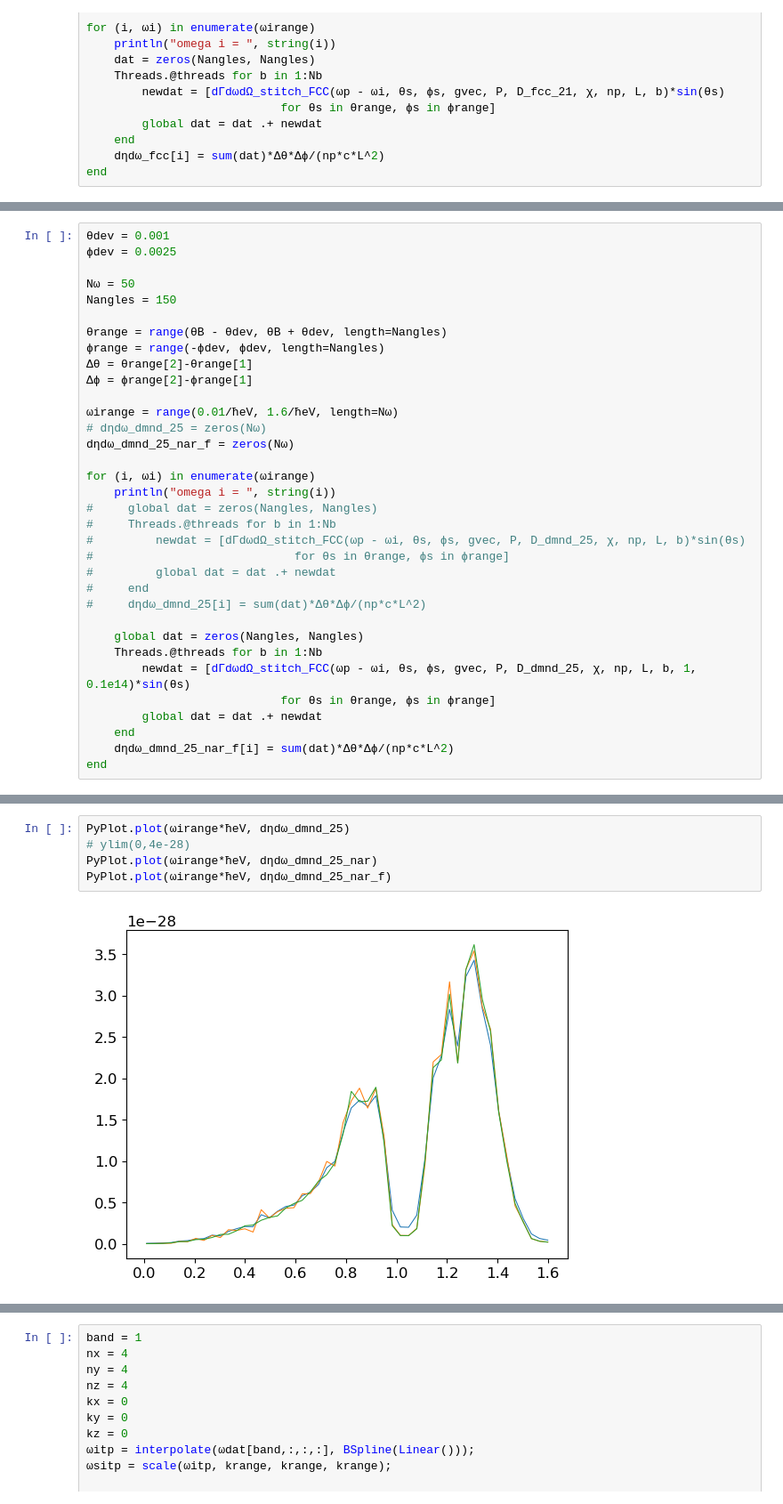
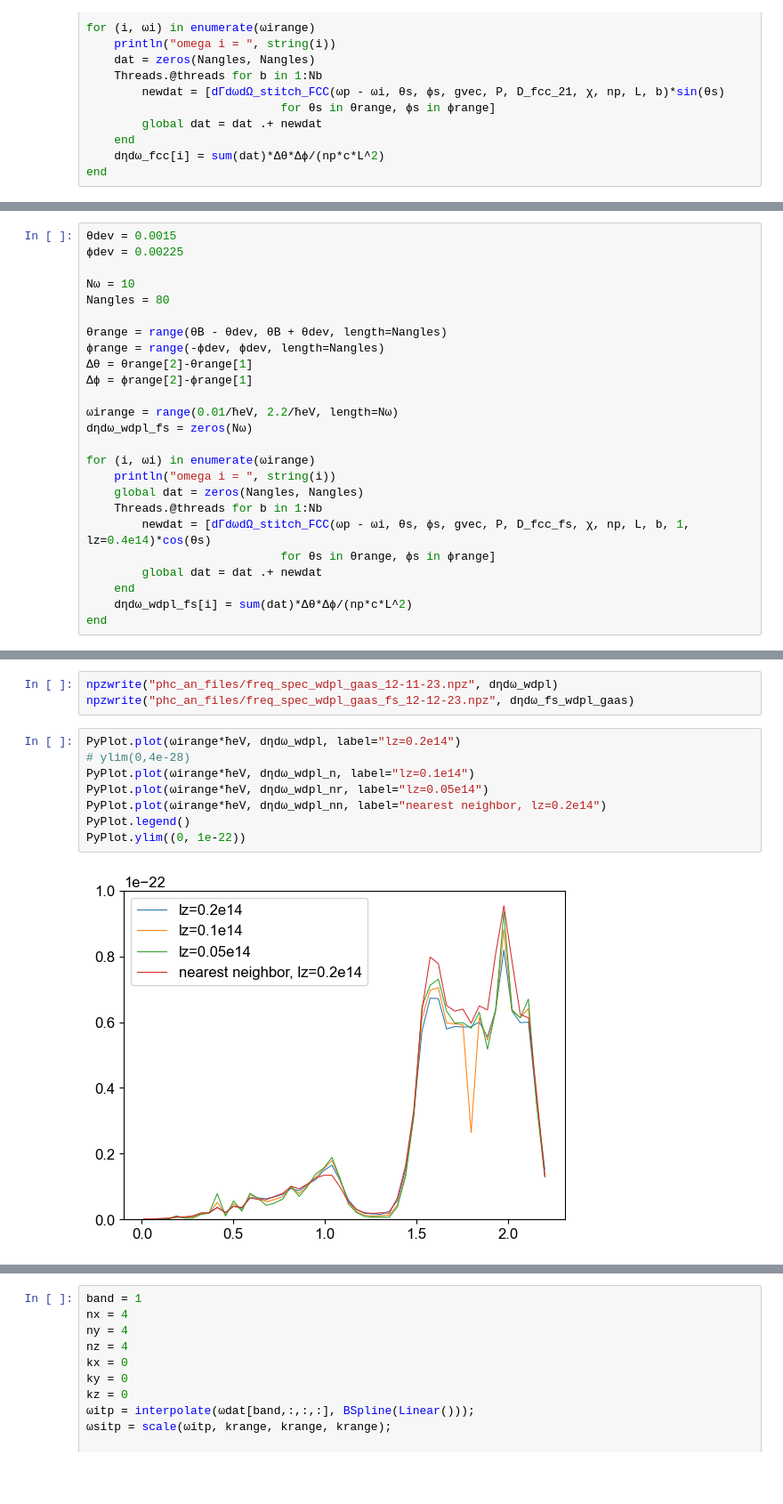
Before and after one commit to 16elinas/xopdc, a Jupyter notebook: Xray_3dphc_analysis.ipynb, the cells around one changed output, grey strips where cells are left out. Shown at 89% size. Cells and saved outputs as stored; diff of their text form; blank space fills up the shorter version.

```diff
--- a/Xray_3dphc_analysis.ipynb
+++ b/Xray_3dphc_analysis.ipynb
@@ -947,36 +1280,27 @@ end
 # %%
-θdev = 0.001
-ϕdev = 0.0025
+θdev = 0.0015
+ϕdev = 0.00225
 
-Nω = 50
-Nangles = 150
+Nω = 10
+Nangles = 80
 
 θrange = range(θB - θdev, θB + θdev, length=Nangles)
 ϕrange = range(-ϕdev, ϕdev, length=Nangles)
 Δθ = θrange[2]-θrange[1]
 Δϕ = ϕrange[2]-ϕrange[1]
 
-ωirange = range(0.01/ħeV, 1.6/ħeV, length=Nω)
-# dηdω_dmnd_25 = zeros(Nω)
-dηdω_dmnd_25_nar_f = zeros(Nω)
+ωirange = range(0.01/ħeV, 2.2/ħeV, length=Nω)
+dηdω_wdpl_fs = zeros(Nω)
 
 for (i, ωi) in enumerate(ωirange)
     println("omega i = ", string(i))
-#     global dat = zeros(Nangles, Nangles)
-#     Threads.@threads for b in 1:Nb
-#         newdat = [dΓdωdΩ_stitch_FCC(ωp - ωi, θs, ϕs, gvec, P, D_dmnd_25, χ, np, L, b)*sin(θs)
-#                             for θs in θrange, ϕs in ϕrange]
-#         global dat = dat .+ newdat
-#     end
-#     dηdω_dmnd_25[i] = sum(dat)*Δθ*Δϕ/(np*c*L^2)
-
     global dat = zeros(Nangles, Nangles)
     Threads.@threads for b in 1:Nb
-        newdat = [dΓdωdΩ_stitch_FCC(ωp - ωi, θs, ϕs, gvec, P, D_dmnd_25, χ, np, L, b, 1, 0.1e14)*sin(θs)
+        newdat = [dΓdωdΩ_stitch_FCC(ωp - ωi, θs, ϕs, gvec, P, D_fcc_fs, χ, np, L, b, 1, lz=0.4e14)*cos(θs)
                             for θs in θrange, ϕs in ϕrange]
         global dat = dat .+ newdat
     end
-    dηdω_dmnd_25_nar_f[i] = sum(dat)*Δθ*Δϕ/(np*c*L^2)
+    dηdω_wdpl_fs[i] = sum(dat)*Δθ*Δϕ/(np*c*L^2)
 end
 # %% [output]
 omega i = 1
@@ -999,7 +1323,13 @@ omega i = 50
+# %%
+npzwrite("phc_an_files/freq_spec_wdpl_gaas_12-11-23.npz", dηdω_wdpl)
+npzwrite("phc_an_files/freq_spec_wdpl_gaas_fs_12-12-23.npz", dηdω_fs_wdpl_gaas)
 # %%
-PyPlot.plot(ωirange*ħeV, dηdω_dmnd_25)
+PyPlot.plot(ωirange*ħeV, dηdω_wdpl, label="lz=0.2e14")
 # ylim(0,4e-28)
-PyPlot.plot(ωirange*ħeV, dηdω_dmnd_25_nar)
-PyPlot.plot(ωirange*ħeV, dηdω_dmnd_25_nar_f)
+PyPlot.plot(ωirange*ħeV, dηdω_wdpl_n, label="lz=0.1e14")
+PyPlot.plot(ωirange*ħeV, dηdω_wdpl_nr, label="lz=0.05e14")
+PyPlot.plot(ωirange*ħeV, dηdω_wdpl_nn, label="nearest neighbor, lz=0.2e14")
+PyPlot.legend()
+PyPlot.ylim((0, 1e-22))
 # %% [output]
-[figure, old version]
+[figure, new version]
```
Also changed, not shown: parts of 73 cells of this notebook, 8 other files.
